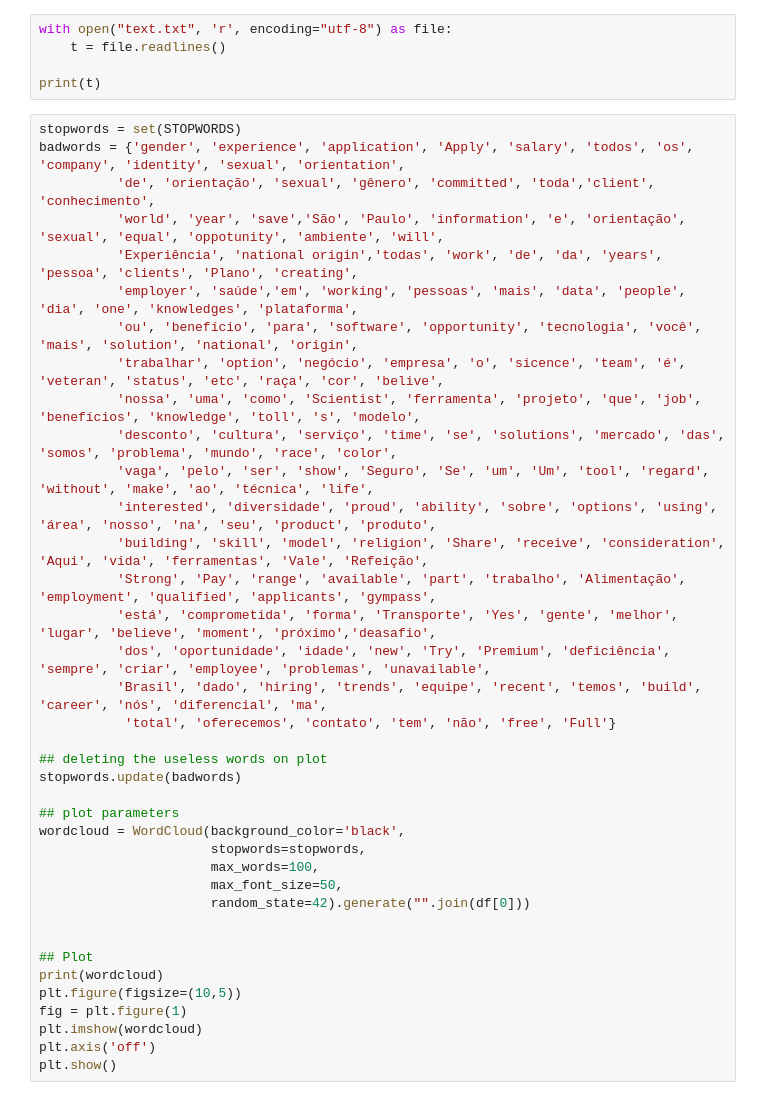
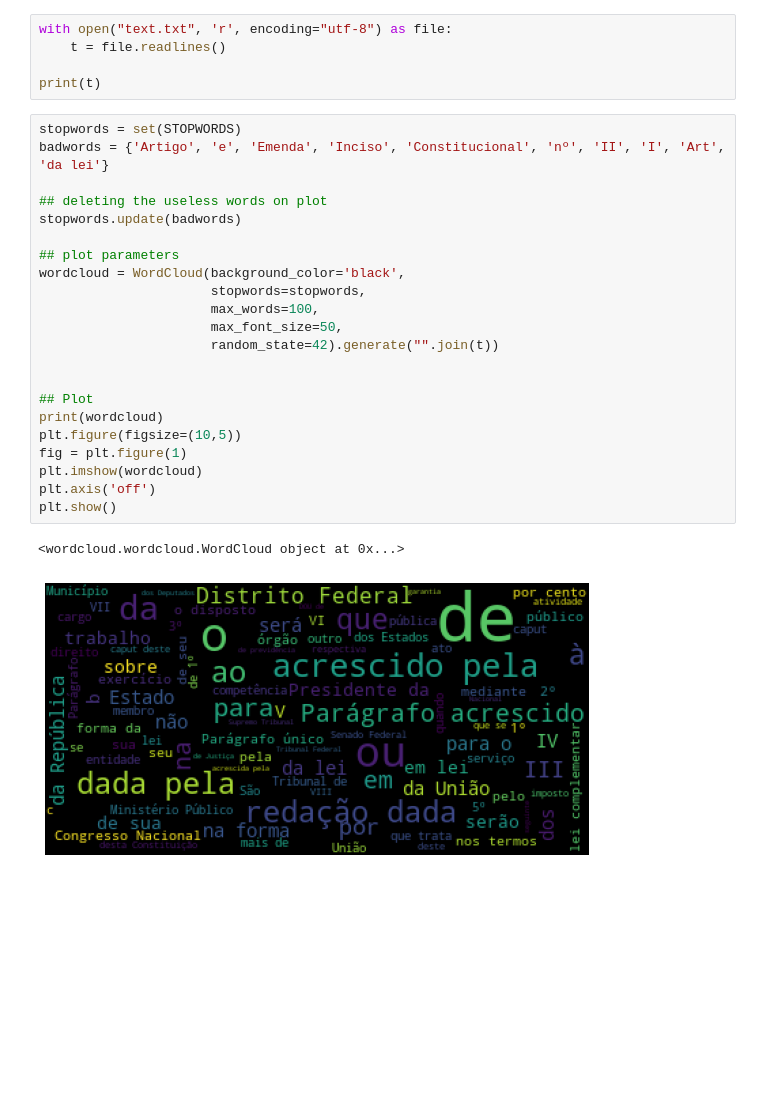
Before and after one commit to saulotp/constituicao, a Jupyter notebook: main.ipynb, the cells around one changed output. Cells and saved outputs as stored; diff of their text form; blank space fills up the shorter version.

```diff
--- a/main.ipynb
+++ b/main.ipynb
@@ -11,41 +9,28 @@ with open("text.txt", 'r', encoding="utf-8") as file:
     t = file.readlines()
 
 print(t)
-# %%
-stopwords = set(STOPWORDS)
-badwords = {'gender', 'experience', 'application', 'Apply', 'salary', 'todos', 'os', 'company', 'identity', 'sexual', 'orientation',
-          'de', 'orientação', 'sexual', 'gênero', 'committed', 'toda','client', 'conhecimento',
-          'world', 'year', 'save','São', 'Paulo', 'information', 'e', 'orientação', 'sexual', 'equal', 'oppotunity', 'ambiente', 'will',
-          'Experiência', 'national origin','todas', 'work', 'de', 'da', 'years', 'pessoa', 'clients', 'Plano', 'creating',
-          'employer', 'saúde','em', 'working', 'pessoas', 'mais', 'data', 'people', 'dia', 'one', 'knowledges', 'plataforma',
-          'ou', 'benefício', 'para', 'software', 'opportunity', 'tecnologia', 'você', 'mais', 'solution', 'national', 'origin',
-          'trabalhar', 'option', 'negócio', 'empresa', 'o', 'sicence', 'team', 'é', 'veteran', 'status', 'etc', 'raça', 'cor', 'belive',
-          'nossa', 'uma', 'como', 'Scientist', 'ferramenta', 'projeto', 'que', 'job', 'benefícios', 'knowledge', 'toll', 's', 'modelo',
-          'desconto', 'cultura', 'serviço', 'time', 'se', 'solutions', 'mercado', 'das', 'somos', 'problema', 'mundo', 'race', 'color',
-          'vaga', 'pelo', 'ser', 'show', 'Seguro', 'Se', 'um', 'Um', 'tool', 'regard', 'without', 'make', 'ao', 'técnica', 'life',
-          'interested', 'diversidade', 'proud', 'ability', 'sobre', 'options', 'using', 'área', 'nosso', 'na', 'seu', 'product', 'produto',
-          'building', 'skill', 'model', 'religion', 'Share', 'receive', 'consideration', 'Aqui', 'vida', 'ferramentas', 'Vale', 'Refeição',
-          'Strong', 'Pay', 'range', 'available', 'part', 'trabalho', 'Alimentação', 'employment', 'qualified', 'applicants', 'gympass',
-          'está', 'comprometida', 'forma', 'Transporte', 'Yes', 'gente', 'melhor', 'lugar', 'believe', 'moment', 'próximo','deasafio',
-          'dos', 'oportunidade', 'idade', 'new', 'Try', 'Premium', 'deficiência', 'sempre', 'criar', 'employee', 'problemas', 'unavailable',
-          'Brasil', 'dado', 'hiring', 'trends', 'equipe', 'recent', 'temos', 'build', 'career', 'nós', 'diferencial', 'ma',
-           'total', 'oferecemos', 'contato', 'tem', 'não', 'free', 'Full'}
-
-## deleting the useless words on plot
-stopwords.update(badwords)
-
-## plot parameters
-wordcloud = WordCloud(background_color='black',
-                      stopwords=stopwords,
-                      max_words=100,
-                      max_font_size=50,
-                      random_state=42).generate("".join(df[0]))
-
-
-## Plot
-print(wordcloud)
-plt.figure(figsize=(10,5))
-fig = plt.figure(1)
-plt.imshow(wordcloud)
-plt.axis('off')
-plt.show()
+# %%
+stopwords = set(STOPWORDS)
+badwords = {'Artigo', 'e', 'Emenda', 'Inciso', 'Constitucional', 'nº', 'II', 'I', 'Art', 'da lei'}
+
+## deleting the useless words on plot
+stopwords.update(badwords)
+
+## plot parameters
+wordcloud = WordCloud(background_color='black',
+                      stopwords=stopwords,
+                      max_words=100,
+                      max_font_size=50,
+                      random_state=42).generate("".join(t))
+
+
+## Plot
+print(wordcloud)
+plt.figure(figsize=(10,5))
+fig = plt.figure(1)
+plt.imshow(wordcloud)
+plt.axis('off')
+plt.show()
+# %% [output]
+<wordcloud.wordcloud.WordCloud object at 0x...>
+[figure, added]
```
Also changed, not shown: parts of 1 cell of this notebook.
